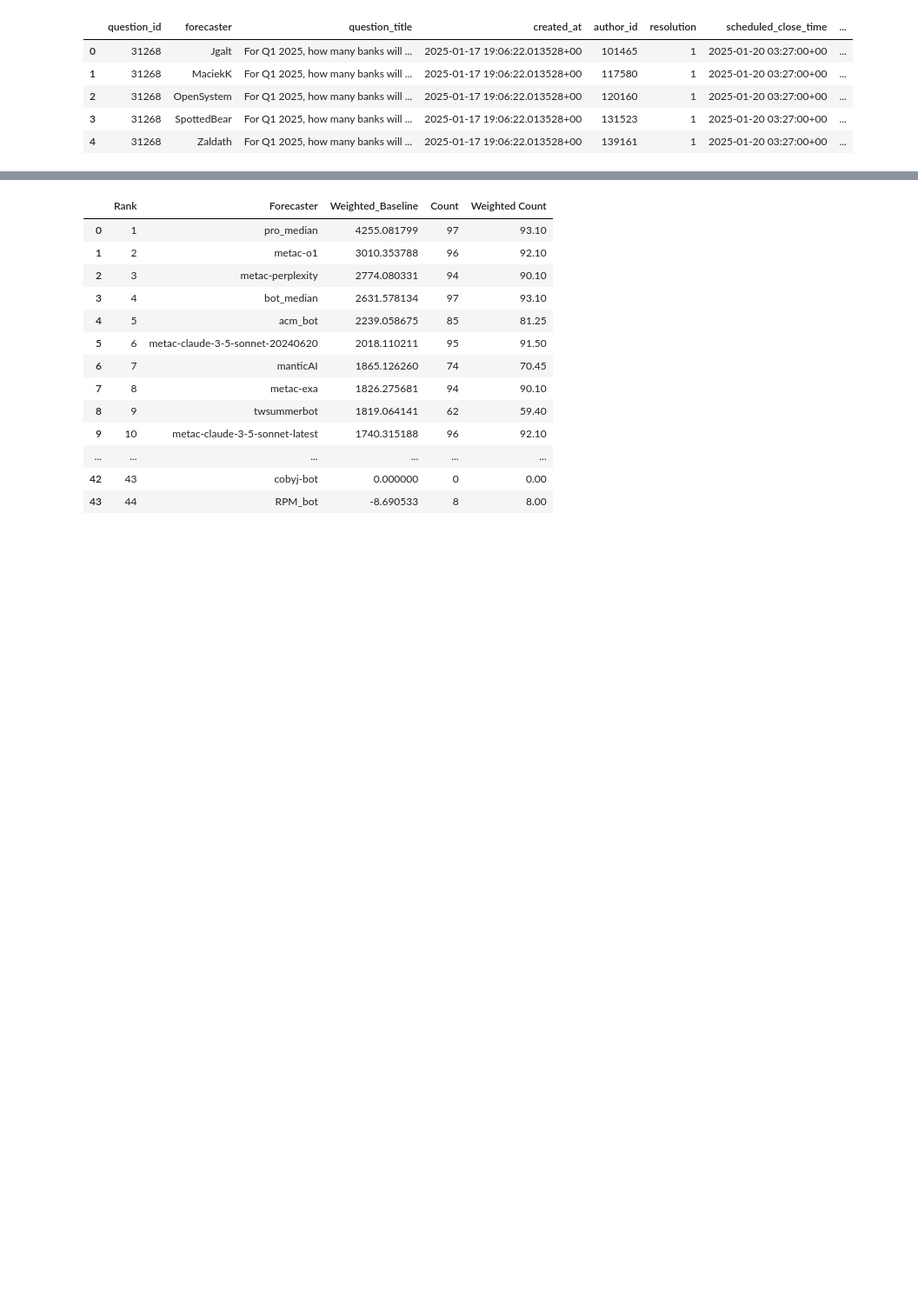
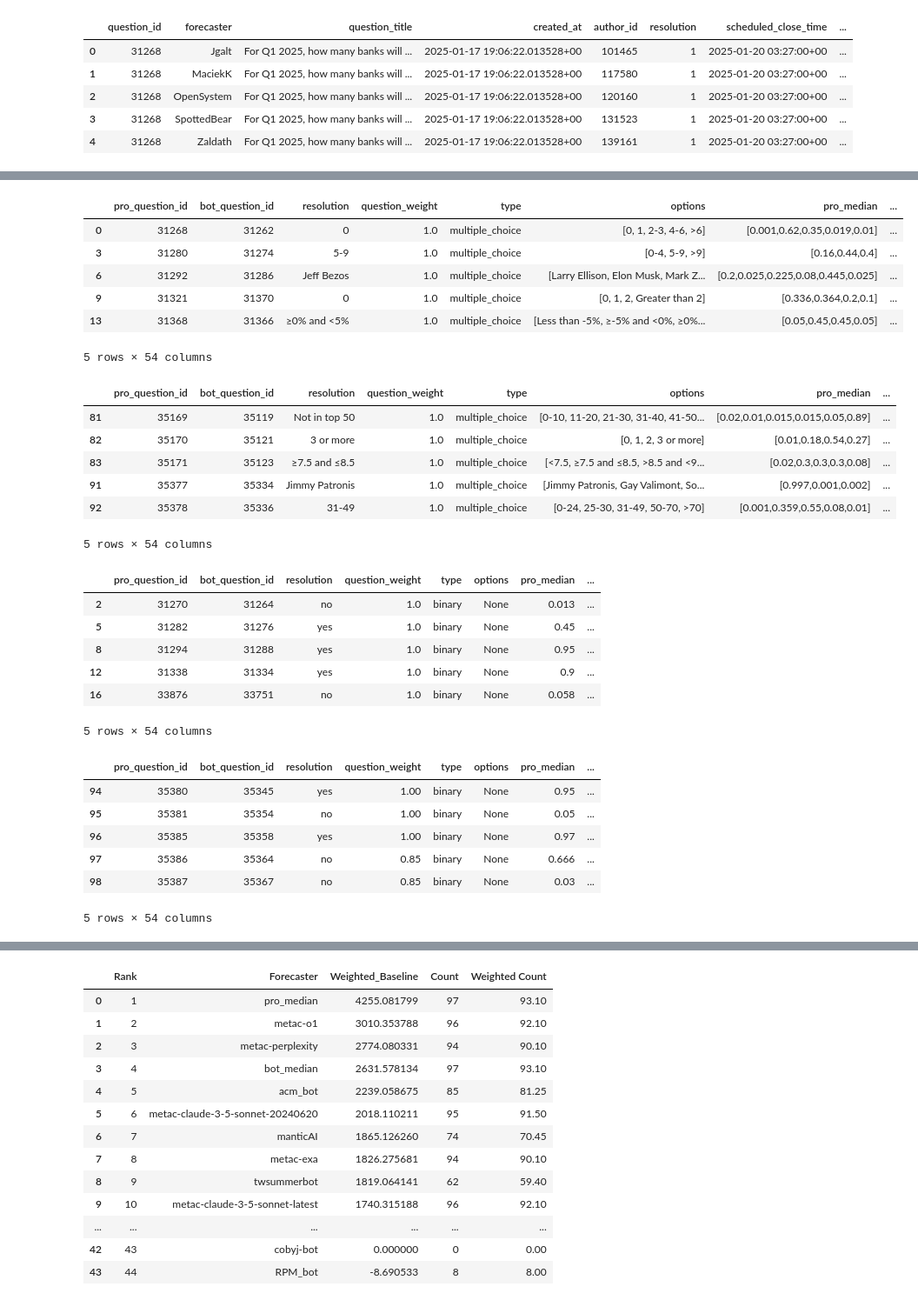
Before and after one commit to Metaculus/aib-analysis, a Jupyter notebook: AI_BENCHMARKING_ANALYSIS.ipynb, the cells around one changed output, grey strips where cells are left out. Shown at 87% size. Saved outputs shown, nothing was run; the diff lists cells and outputs as text; code cells hidden in the pictures; blank space fills up the shorter version.

```diff
--- a/AI_BENCHMARKING_ANALYSIS.ipynb
+++ b/AI_BENCHMARKING_ANALYSIS.ipynb
@@ -699,3 +695,77 @@ TypeError: unsupported operand type(s) for /: 'str' and 'str'
+# %%
+# Simple function to parse CDF strings for numeric questions
+def parse_numeric_forecasts(df):
+    """
+    Parse CDF strings for numeric questions in-place.
+
+    Args:
+        df: DataFrame with forecast data
+    """
+    # Get numeric questions
+    numeric_mask = df['type'] == 'numeric'
+
+    # List of columns to process
+    forecast_cols = [col for col in df.columns if col in all_bots or col in ['pro_median', 'bot_median']]
+
+    # Process each column
+    for col in forecast_cols:
+        # Process only for numeric questions and only where the column exists
+        if col in df.columns:
+            for idx in df[numeric_mask].index:
+                value = df.at[idx, col]
+
+                # Skip NaN values
+                if pd.isna(value):
+                    continue
+
+                # Process string values
+                if isinstance(value, str):
+                    try:
+                        # Parse the CDF string to an array
+                        parsed_array = np.array([float(x) for x in value.strip('[]').split(',')])
+                        df.at[idx, col] = parsed_array
+                    except Exception as e:
+                        print(f"Warning: Could not parse {col} at index {idx}: {e}")
+
+    return df
+
+# Now parse the numeric forecasts
+df_pro_bot_forecasts = parse_numeric_forecasts(df_pro_bot_forecasts)
+# %%
+df_bot_vs_pro_peer = calculate_all_peer_scores(df_pro_bot_forecasts, all_bots)
+# %%
+# Show me a few rows from each type of question in df_bot_vs_pro_peer
+display_head_and_tail(df_bot_vs_pro_peer[df_bot_vs_pro_peer['type'] == 'multiple_choice'])
+display_head_and_tail(df_bot_vs_pro_peer[df_bot_vs_pro_peer['type'] == 'binary'])
+# %% [output]
+|  | pro_question_id | bot_question_id | resolution | question_weight | type | options | pro_median | ... |
+| 0 | 31268 | 31262 | 0 | 1.0 | multiple_choice | [0, 1, 2-3, 4-6, >6] | [0.001,0.62,0.35,0.019,0.01] | ... |
+| 3 | 31280 | 31274 | 5-9 | 1.0 | multiple_choice | [0-4, 5-9, >9] | [0.16,0.44,0.4] | ... |
+| 6 | 31292 | 31286 | Jeff Bezos | 1.0 | multiple_choice | [Larry Ellison, Elon Musk, Mark Z... | [0.2,0.025,0.225,0.08,0.445,0.025] | ... |
+| 9 | 31321 | 31370 | 0 | 1.0 | multiple_choice | [0, 1, 2, Greater than 2] | [0.336,0.364,0.2,0.1] | ... |
+| 13 | 31368 | 31366 | ≥0% and <5% | 1.0 | multiple_choice | [Less than -5%, ≥-5% and <0%, ≥0%... | [0.05,0.45,0.45,0.05] | ... |
+5 rows × 54 columns
+|  | pro_question_id | bot_question_id | resolution | question_weight | type | options | pro_median | ... |
+| 81 | 35169 | 35119 | Not in top 50 | 1.0 | multiple_choice | [0-10, 11-20, 21-30, 31-40, 41-50... | [0.02,0.01,0.015,0.015,0.05,0.89] | ... |
+| 82 | 35170 | 35121 | 3 or more | 1.0 | multiple_choice | [0, 1, 2, 3 or more] | [0.01,0.18,0.54,0.27] | ... |
+| 83 | 35171 | 35123 | ≥7.5 and ≤8.5 | 1.0 | multiple_choice | [<7.5, ≥7.5 and ≤8.5, >8.5 and <9... | [0.02,0.3,0.3,0.3,0.08] | ... |
+| 91 | 35377 | 35334 | Jimmy Patronis | 1.0 | multiple_choice | [Jimmy Patronis, Gay Valimont, So... | [0.997,0.001,0.002] | ... |
+| 92 | 35378 | 35336 | 31-49 | 1.0 | multiple_choice | [0-24, 25-30, 31-49, 50-70, >70] | [0.001,0.359,0.55,0.08,0.01] | ... |
+5 rows × 54 columns
+|  | pro_question_id | bot_question_id | resolution | question_weight | type | options | pro_median | ... |
+| 2 | 31270 | 31264 | no | 1.0 | binary | None | 0.013 | ... |
+| 5 | 31282 | 31276 | yes | 1.0 | binary | None | 0.45 | ... |
+| 8 | 31294 | 31288 | yes | 1.0 | binary | None | 0.95 | ... |
+| 12 | 31338 | 31334 | yes | 1.0 | binary | None | 0.9 | ... |
+| 16 | 33876 | 33751 | no | 1.0 | binary | None | 0.058 | ... |
+5 rows × 54 columns
+|  | pro_question_id | bot_question_id | resolution | question_weight | type | options | pro_median | ... |
+| 94 | 35380 | 35345 | yes | 1.00 | binary | None | 0.95 | ... |
+| 95 | 35381 | 35354 | no | 1.00 | binary | None | 0.05 | ... |
+| 96 | 35385 | 35358 | yes | 1.00 | binary | None | 0.97 | ... |
+| 97 | 35386 | 35364 | no | 0.85 | binary | None | 0.666 | ... |
+| 98 | 35387 | 35367 | no | 0.85 | binary | None | 0.03 | ... |
+5 rows × 54 columns
 # %%
 leaderboard
 # %% [output]
```
Also changed, not shown: parts of 21 cells of this notebook, 1 other file.
